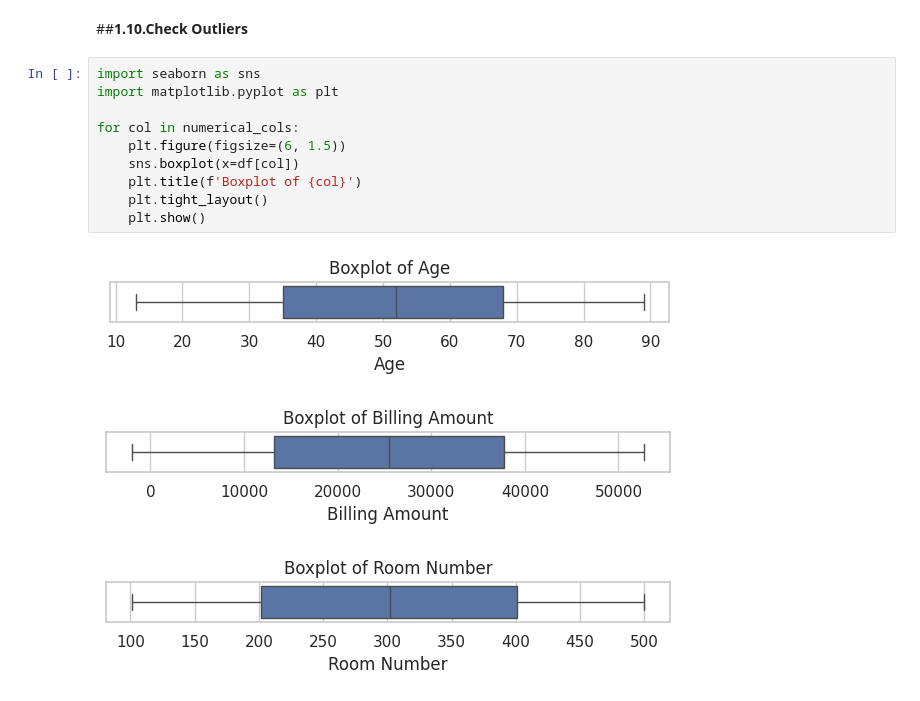
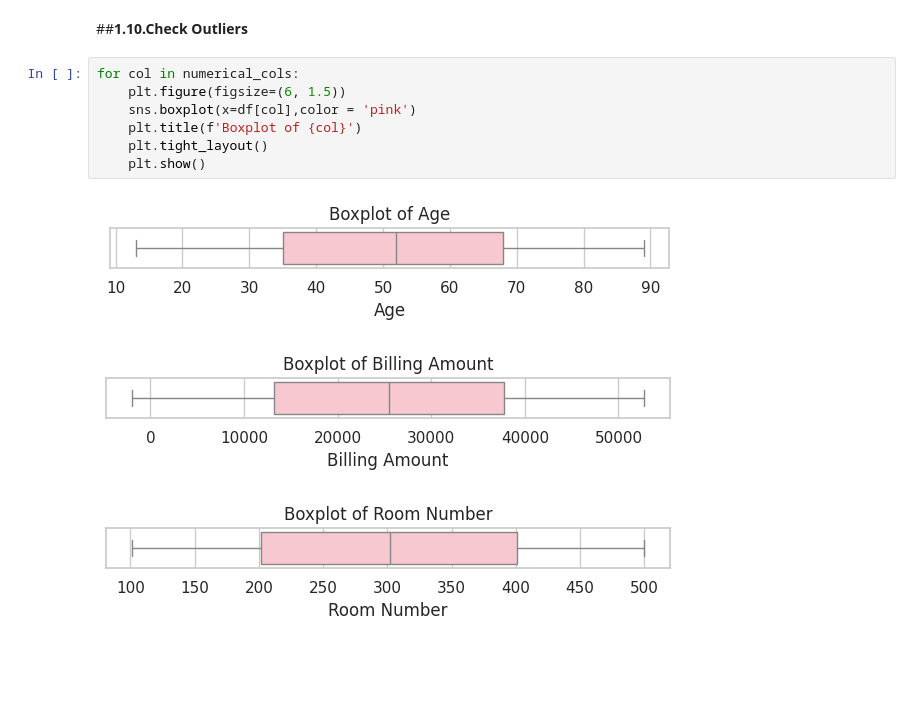
Before and after one commit to Sagarjain93/Healthcare, a Jupyter notebook: Healthcare.ipynb, the cells around one changed output. Cells and saved outputs as stored; diff of their text form; blank space fills up the shorter version.

```diff
--- a/Healthcare.ipynb
+++ b/Healthcare.ipynb
@@ -348,16 +348,13 @@ dtype: int64
 # %% [markdown]
 ##**1.10.Check Outliers**
 # %%
-import seaborn as sns
-import matplotlib.pyplot as plt
-
 for col in numerical_cols:
     plt.figure(figsize=(6, 1.5))
-    sns.boxplot(x=df[col])
+    sns.boxplot(x=df[col],color = 'pink')
     plt.title(f'Boxplot of {col}')
     plt.tight_layout()
     plt.show()
 # %% [output]
-[figure, old version]
+[figure, new version]
-[figure, old version]
+[figure, new version]
-[figure, old version]
+[figure, new version]
```
Also changed, not shown: parts of 4 cells of this notebook.
